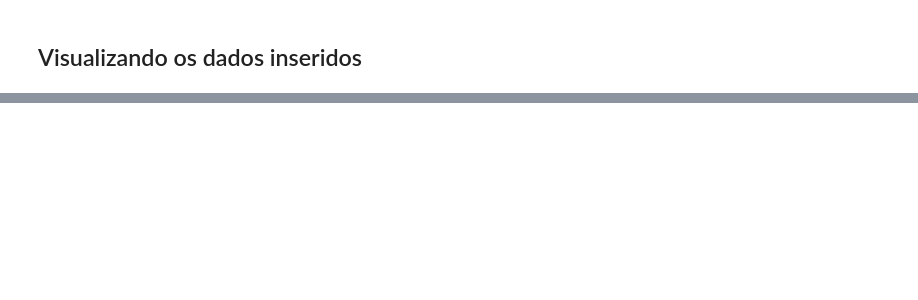
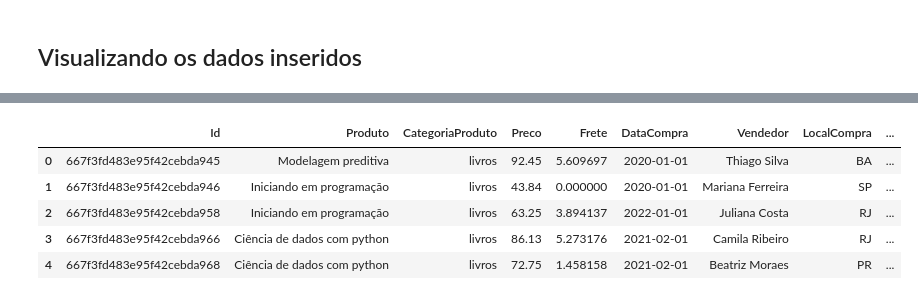
Before and after one commit to Lucas01iveira/Data-Engineering, a Jupyter notebook: Level 1 - Data Engineering/Formation - First Steps as a Data Engineer/Data Pipelines - Integrating Python, MongoDb and MySQl/pipeline-python-mongo-mysql/save_data_mysql.ipynb, the cells around one changed output, grey strips where cells are left out. Cells and saved outputs as stored; diff of their text form; code cells hidden in the pictures; blank space fills up the shorter version.

Commit message:
Entendendo como visualizar os dados a partir da conexão com o banco

```diff
--- a/Level 1 - Data Engineering/Formation - First Steps as a Data Engineer/Data Pipelines - Integrating Python, MongoDb and MySQl/pipeline-python-mongo-mysql/save_data_mysql.ipynb
+++ b/Level 1 - Data Engineering/Formation - First Steps as a Data Engineer/Data Pipelines - Integrating Python, MongoDb and MySQl/pipeline-python-mongo-mysql/save_data_mysql.ipynb
@@ -272,0 +252,5 @@ conn.close()
+# %%
+cursor.execute('select * from TabelaLivros')
+
+for i in cursor:
+    print(i)
@@ -272,0 +275,5 @@ conn.close()
+# %%
+linhas_query = cursor.execute('select * from TabelaLivros').fetchall()
+
+for linha in linhas_query[:5]:
+    print(linha)
@@ -272,0 +286,21 @@ conn.close()
+# %%
+columns_names = ['Id', 'Produto', 'CategoriaProduto', 'Preco', 'Frete', 'DataCompra', 'Vendedor', 'LocalCompra', 'AvaliacaoCompra', 'TipoPagamento', 'QuantidadeParcelas', 'Latitude', 'Longitude']
+
+df_data = []
+
+for linha in linhas_query:
+    aux_dict = {}
+    for i in range(len(columns_names)):
+        aux_dict[columns_names[i]] = linha[i]
+
+    df_data.append(aux_dict)
+
+df = pd.DataFrame(data= df_data)
+df.head()
+# %% [output]
+|  | Id | Produto | CategoriaProduto | Preco | Frete | DataCompra | Vendedor | LocalCompra | ... |
+| 0 | 667f3fd483e95f42cebda945 | Modelagem preditiva | livros | 92.45 | 5.609697 | 2020-01-01 | Thiago Silva | BA | ... |
+| 1 | 667f3fd483e95f42cebda946 | Iniciando em programação | livros | 43.84 | 0.000000 | 2020-01-01 | Mariana Ferreira | SP | ... |
+| 2 | 667f3fd483e95f42cebda958 | Iniciando em programação | livros | 63.25 | 3.894137 | 2022-01-01 | Juliana Costa | RJ | ... |
+| 3 | 667f3fd483e95f42cebda966 | Ciência de dados com python | livros | 86.13 | 5.273176 | 2021-02-01 | Camila Ribeiro | RJ | ... |
+| 4 | 667f3fd483e95f42cebda968 | Ciência de dados com python | livros | 72.75 | 1.458158 | 2021-02-01 | Beatriz Moraes | PR | ... |
```
Also changed, not shown: parts of 4 cells of this notebook.
